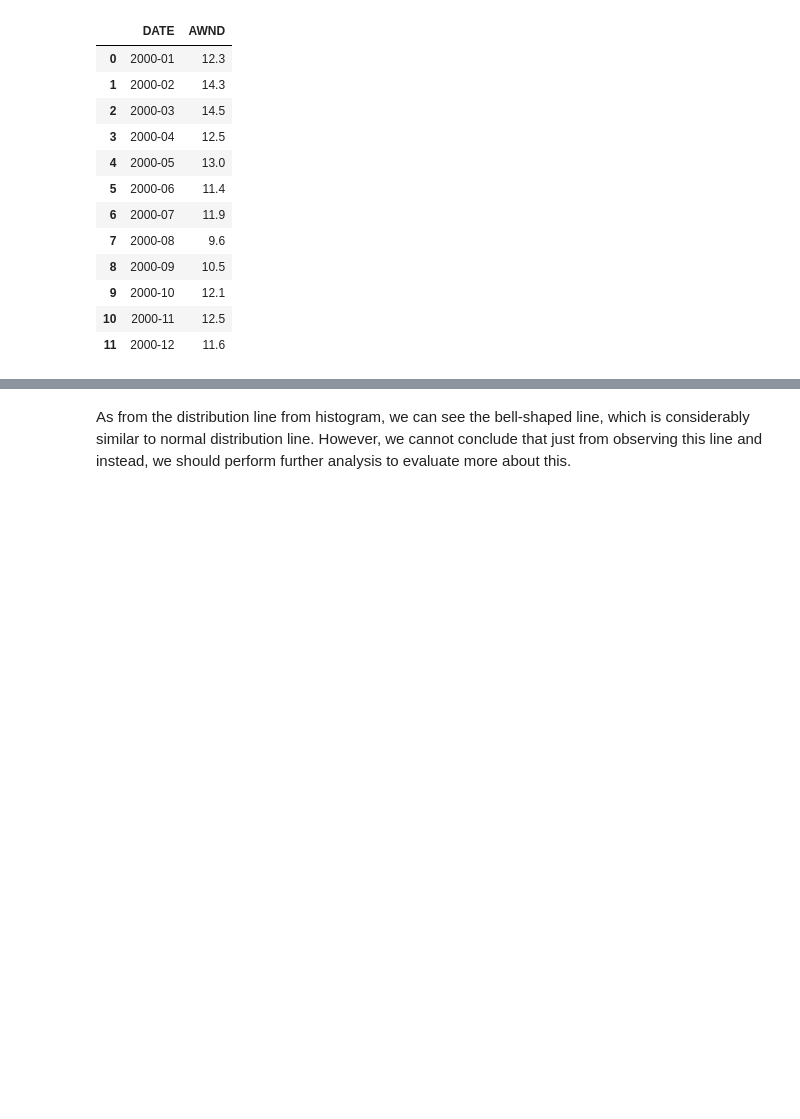
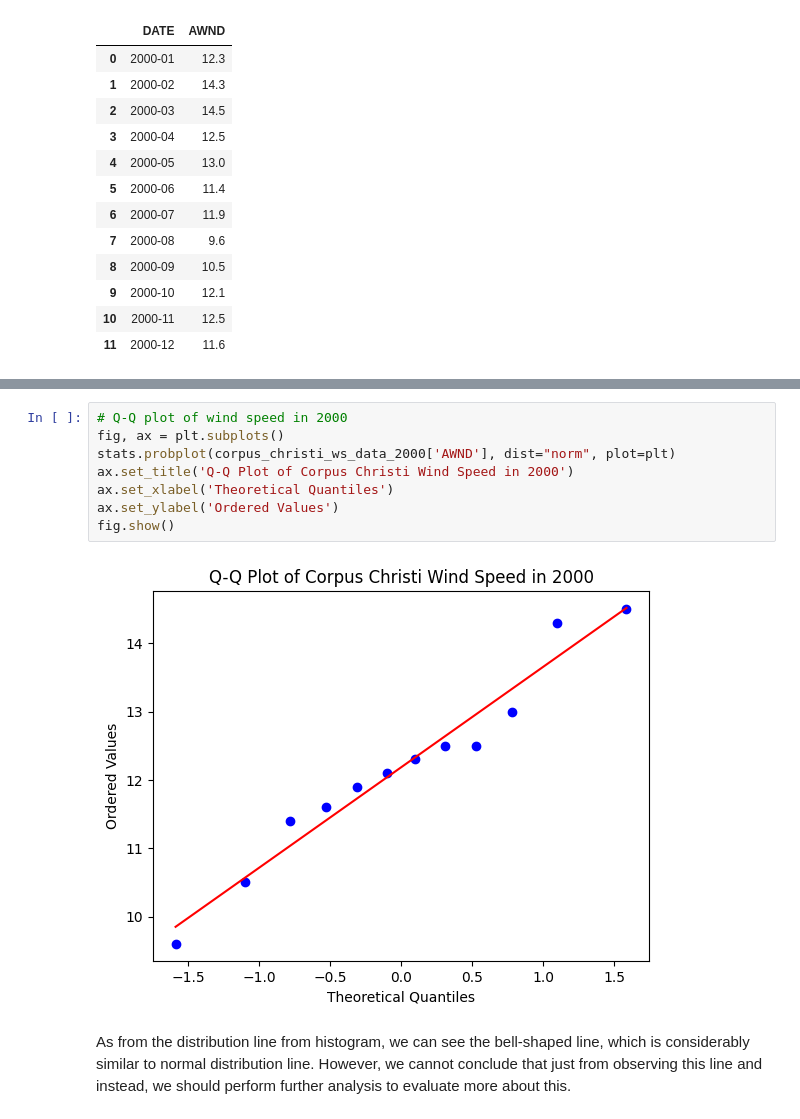
Before and after one commit to khoihng22/cosc_6380_hyp_group_2, a Jupyter notebook: Hypothesis 8.ipynb, the cells around one changed output, grey strips where cells are left out. Drawn from its saved outputs; the diff is of its cells as text; blank space fills up the shorter version.

```diff
--- a/Hypothesis 8.ipynb
+++ b/Hypothesis 8.ipynb
@@ -66,3 +97,13 @@ fig.show()
+# %%
+# Q-Q plot of wind speed in 2000
+fig, ax = plt.subplots()
+stats.probplot(corpus_christi_ws_data_2000['AWND'], dist="norm", plot=plt)
+ax.set_title('Q-Q Plot of Corpus Christi Wind Speed in 2000')
+ax.set_xlabel('Theoretical Quantiles')
+ax.set_ylabel('Ordered Values')
+fig.show()
+# %% [output]
+[figure, added]
 # %% [markdown]
 As from the distribution line from histogram, we can see the bell-shaped line, which is considerably similar to normal distribution line. However, we cannot conclude that just from observing this line and instead, we should perform further analysis to evaluate more about this.
 # %%
```
Also changed, not shown: parts of 19 cells of this notebook, 1 other file.
